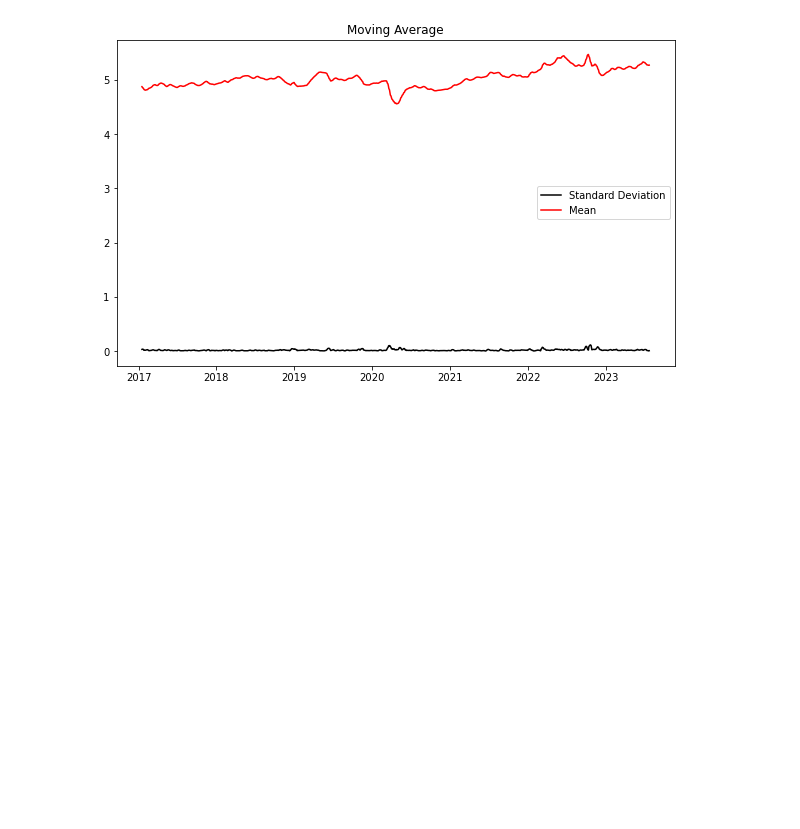
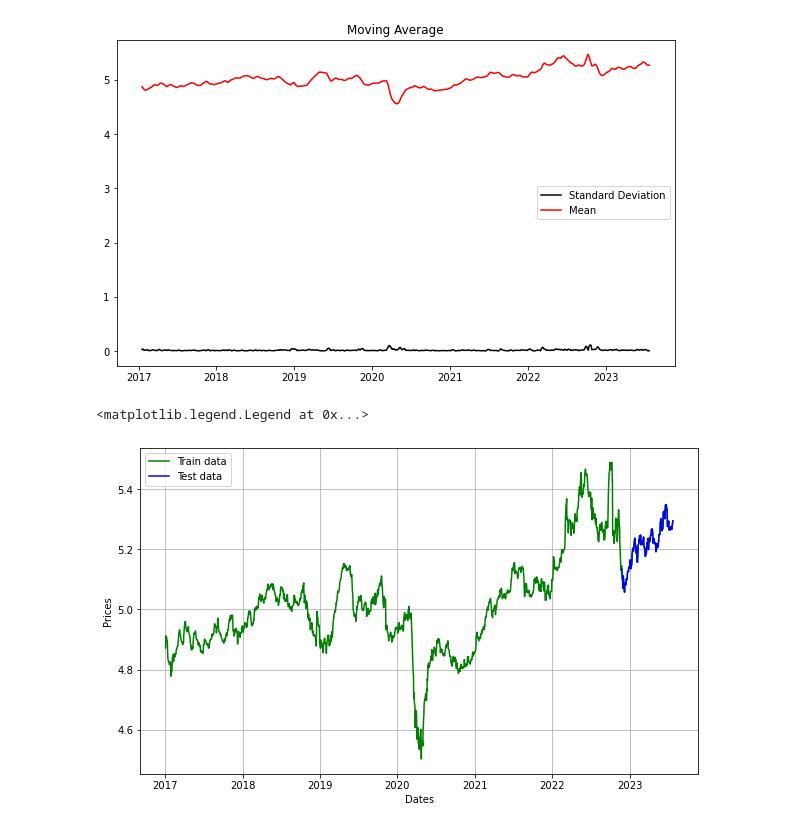
Before and after one commit to jamesjhjung/gas_price_prediction, a Jupyter notebook: model.ipynb, the cells around one changed output. Cells and saved outputs as stored; diff of their text form; code cells hidden in the pictures; blank space fills up the shorter version.

```diff
--- a/model.ipynb
+++ b/model.ipynb
@@ -76,0 +75,13 @@ No artists with labels found to put in legend.  Note that artists whose label st
+# %%
+# Split into train and test
+train_data, test_data = df_log[3:int(len(df_log)*0.9)], df_log[int(len(df_log)*0.9):]
+plt.figure(figsize=(10,6))
+plt.grid(True)
+plt.xlabel('Dates')
+plt.ylabel('Prices')
+plt.plot(df_log, 'green', label='Train data')
+plt.plot(test_data, 'blue', label='Test data')
+plt.legend()
+# %% [output]
+<matplotlib.legend.Legend at 0x...>
+[figure, added]
```
Also changed, not shown: parts of 7 cells of this notebook.
